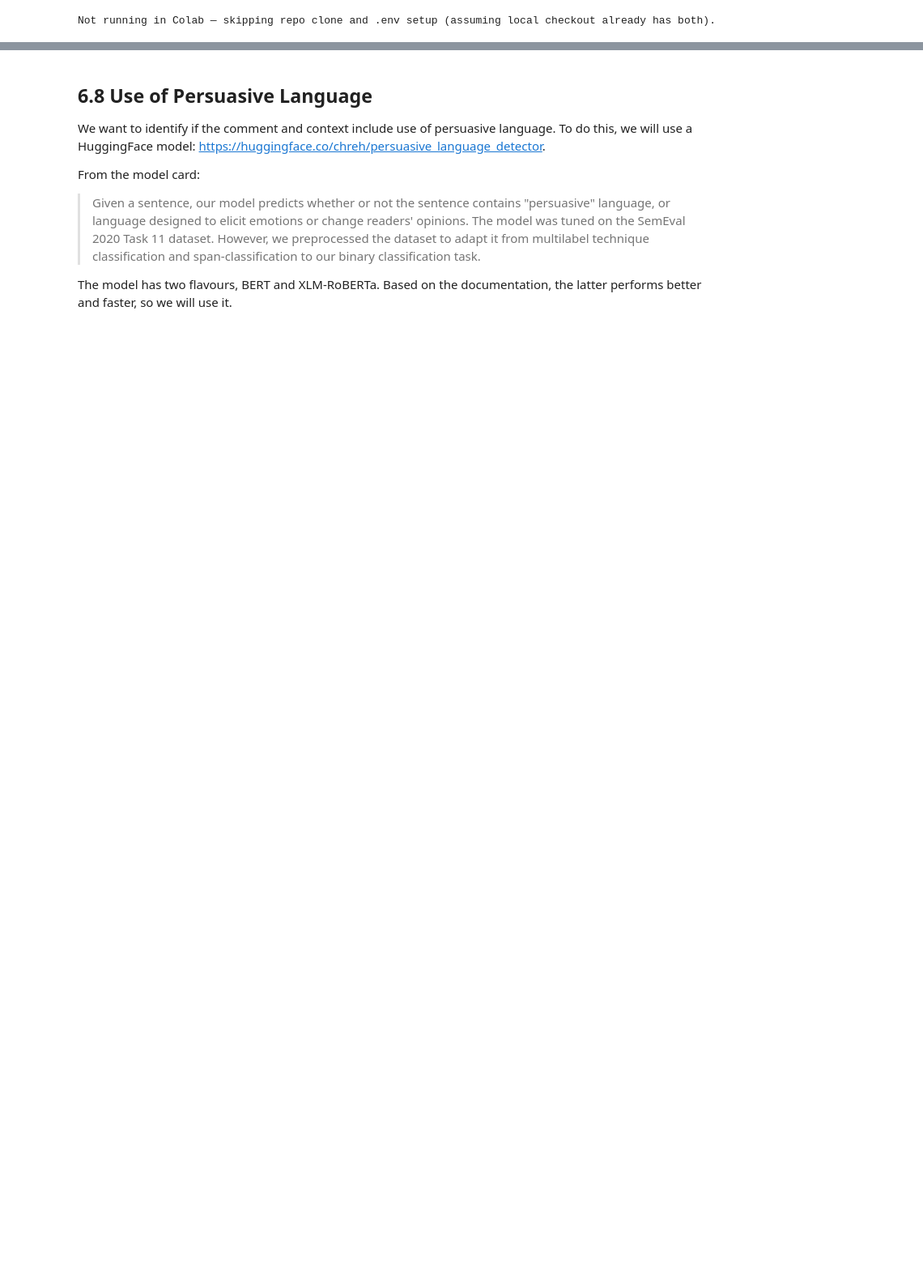
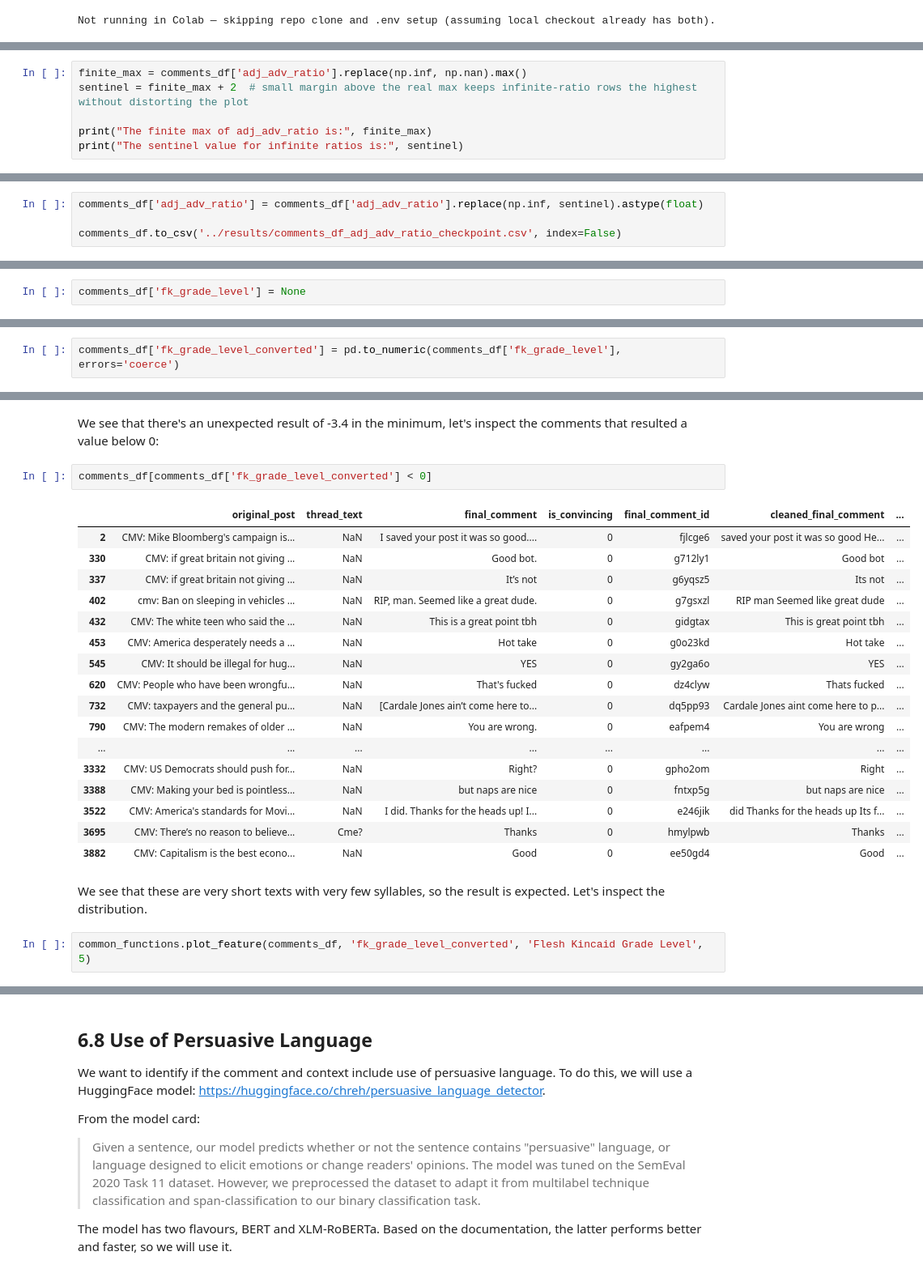
Before and after one commit to jct-nlp/change-my-view-2025, a Jupyter notebook: this work/03.2_feature_engineering_heavy.ipynb, the cells around one changed output, grey strips where cells are left out. Shown at 81% size. Saved outputs shown, nothing was run; the diff lists cells and outputs as text; blank space fills up the shorter version.

```diff
--- a/this work/03.2_feature_engineering_heavy.ipynb
+++ b/this work/03.2_feature_engineering_heavy.ipynb
@@ -225,0 +62,6 @@ show_style_example("informal")
+# %%
+finite_max = comments_df['adj_adv_ratio'].replace(np.inf, np.nan).max()
+sentinel = finite_max + 2  # small margin above the real max keeps infinite-ratio rows the highest without distorting the plot
+
+print("The finite max of adj_adv_ratio is:", finite_max)
+print("The sentinel value for infinite ratios is:", sentinel)
@@ -225,0 +71,4 @@ show_style_example("informal")
+# %%
+comments_df['adj_adv_ratio'] = comments_df['adj_adv_ratio'].replace(np.inf, sentinel).astype(float)
+
+comments_df.to_csv('../results/comments_df_adj_adv_ratio_checkpoint.csv', index=False)
@@ -225,0 +166,2 @@ show_style_example("informal")
+# %%
+comments_df['fk_grade_level'] = None
@@ -225,0 +182,2 @@ show_style_example("informal")
+# %%
+comments_df['fk_grade_level_converted'] = pd.to_numeric(comments_df['fk_grade_level'], errors='coerce')
@@ -225,0 +196,26 @@ show_style_example("informal")
+# %% [markdown]
+We see that there's an unexpected result of -3.4 in the minimum, let's inspect the comments that resulted a value below 0:
+# %%
+comments_df[comments_df['fk_grade_level_converted'] < 0]
+# %% [output]
+|  | original_post | thread_text | final_comment | is_convincing | final_comment_id | cleaned_final_comment | ... |
+| 2 | CMV: Mike Bloomberg's campaign is... | NaN | I saved your post it was so good.... | 0 | fjlcge6 | saved your post it was so good He... | ... |
+| 330 | CMV: if great britain not giving ... | NaN | Good bot. | 0 | g712ly1 | Good bot | ... |
+| 337 | CMV: if great britain not giving ... | NaN | It’s not | 0 | g6yqsz5 | Its not | ... |
+| 402 | cmv: Ban on sleeping in vehicles ... | NaN | RIP, man. Seemed like a great dude. | 0 | g7gsxzl | RIP man Seemed like great dude | ... |
+| 432 | CMV: The white teen who said the ... | NaN | This is a great point tbh | 0 | gidgtax | This is great point tbh | ... |
+| 453 | CMV: America desperately needs a ... | NaN | Hot take | 0 | g0o23kd | Hot take | ... |
+| 545 | CMV: It should be illegal for hug... | NaN | YES | 0 | gy2ga6o | YES | ... |
+| 620 | CMV: People who have been wrongfu... | NaN | That's fucked | 0 | dz4clyw | Thats fucked | ... |
+| 732 | CMV: taxpayers and the general pu... | NaN | [Cardale Jones ain’t come here to... | 0 | dq5pp93 | Cardale Jones aint come here to p... | ... |
+| 790 | CMV: The modern remakes of older ... | NaN | You are wrong. | 0 | eafpem4 | You are wrong | ... |
+| ... | ... | ... | ... | ... | ... | ... | ... |
+| 3332 | CMV: US Democrats should push for... | NaN | Right? | 0 | gpho2om | Right | ... |
+| 3388 | CMV: Making your bed is pointless... | NaN | but naps are nice | 0 | fntxp5g | but naps are nice | ... |
+| 3522 | CMV: America's standards for Movi... | NaN | I did. Thanks for the heads up! I... | 0 | e246jik | did Thanks for the heads up Its f... | ... |
+| 3695 | CMV: There’s no reason to believe... | Cme? | Thanks | 0 | hmylpwb | Thanks | ... |
+| 3882 | CMV: Capitalism is the best econo... | NaN | Good | 0 | ee50gd4 | Good | ... |
+# %% [markdown]
+We see that these are very short texts with very few syllables, so the result is expected. Let's inspect the distribution.
+# %%
+common_functions.plot_feature(comments_df, 'fk_grade_level_converted', 'Flesh Kincaid Grade Level', 5)
```
Also changed, not shown: parts of 97 cells of this notebook, 2 other files.
